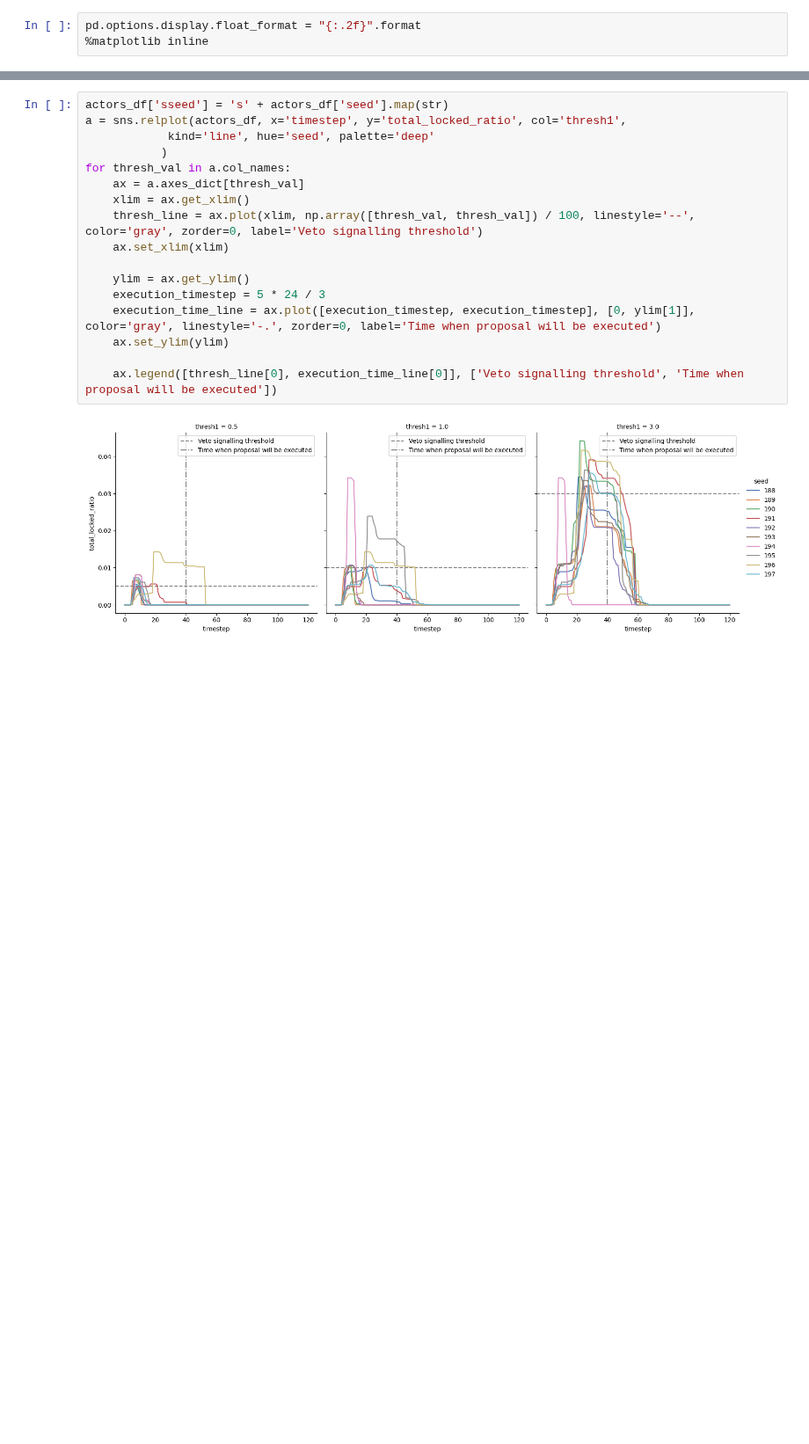
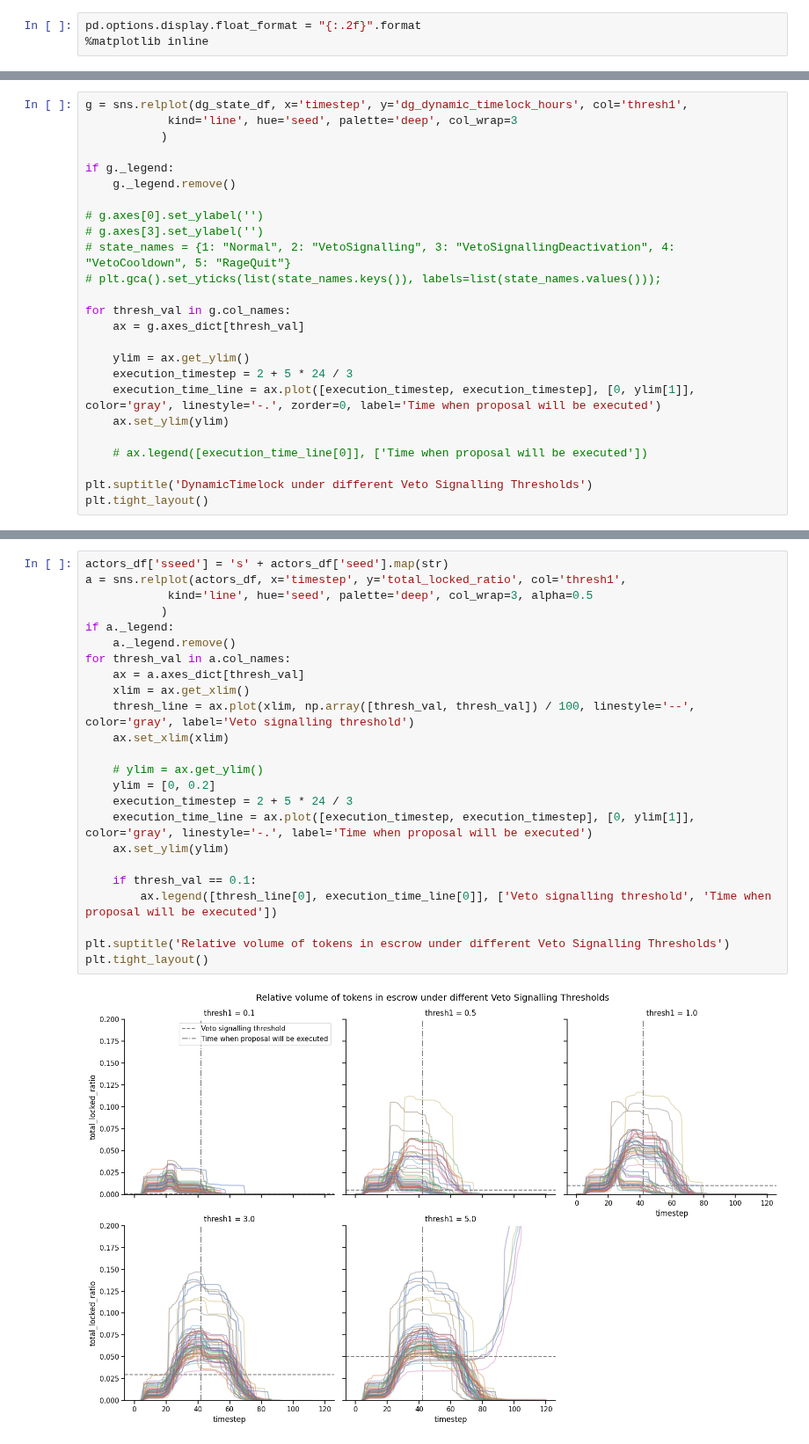
Before and after one commit to collectif-dao/dg-research, a Jupyter notebook: experiments/notebooks/05_singalling_threshold_sweeps_under_proposal_with_attack.ipynb, the cells around one changed output, grey strips where cells are left out. Shown at 88% size. Drawn from its saved outputs; the diff is of its cells as text; blank space fills up the shorter version.

```diff
--- a/experiments/notebooks/05_singalling_threshold_sweeps_under_proposal_with_attack.ipynb
+++ b/experiments/notebooks/05_singalling_threshold_sweeps_under_proposal_with_attack.ipynb
@@ -234,0 +169,25 @@ sns.relplot(actors_df, x='timestep', y='total_locked_ratio', col='thresh1',
+# %%
+g = sns.relplot(dg_state_df, x='timestep', y='dg_dynamic_timelock_hours', col='thresh1',
+            kind='line', hue='seed', palette='deep', col_wrap=3
+           )
+
+if g._legend:
+    g._legend.remove()
+
+# g.axes[0].set_ylabel('')
+# g.axes[3].set_ylabel('')
+# state_names = {1: "Normal", 2: "VetoSignalling", 3: "VetoSignallingDeactivation", 4: "VetoCooldown", 5: "RageQuit"}
+# plt.gca().set_yticks(list(state_names.keys()), labels=list(state_names.values()));
+
+for thresh_val in g.col_names:
+    ax = g.axes_dict[thresh_val]
+
+    ylim = ax.get_ylim()
+    execution_timestep = 2 + 5 * 24 / 3
+    execution_time_line = ax.plot([execution_timestep, execution_timestep], [0, ylim[1]], color='gray', linestyle='-.', zorder=0, label='Time when proposal will be executed')
+    ax.set_ylim(ylim)
+
+    # ax.legend([execution_time_line[0]], ['Time when proposal will be executed'])
+
+plt.suptitle('DynamicTimelock under different Veto Signalling Thresholds')
+plt.tight_layout()
@@ -235,19 +196,26 @@ sns.relplot(actors_df, x='timestep', y='total_locked_ratio', col='thresh1',
 # %%
 actors_df['sseed'] = 's' + actors_df['seed'].map(str)
 a = sns.relplot(actors_df, x='timestep', y='total_locked_ratio', col='thresh1',
-            kind='line', hue='seed', palette='deep'
+            kind='line', hue='seed', palette='deep', col_wrap=3, alpha=0.5
            )
+if a._legend:
+    a._legend.remove()
 for thresh_val in a.col_names:
     ax = a.axes_dict[thresh_val]
     xlim = ax.get_xlim()
-    thresh_line = ax.plot(xlim, np.array([thresh_val, thresh_val]) / 100, linestyle='--', color='gray', zorder=0, label='Veto signalling threshold')
+    thresh_line = ax.plot(xlim, np.array([thresh_val, thresh_val]) / 100, linestyle='--', color='gray', label='Veto signalling threshold')
     ax.set_xlim(xlim)
 
-    ylim = ax.get_ylim()
-    execution_timestep = 5 * 24 / 3
-    execution_time_line = ax.plot([execution_timestep, execution_timestep], [0, ylim[1]], color='gray', linestyle='-.', zorder=0, label='Time when proposal will be executed')
+    # ylim = ax.get_ylim()
+    ylim = [0, 0.2]
+    execution_timestep = 2 + 5 * 24 / 3
+    execution_time_line = ax.plot([execution_timestep, execution_timestep], [0, ylim[1]], color='gray', linestyle='-.', label='Time when proposal will be executed')
     ax.set_ylim(ylim)
 
-    ax.legend([thresh_line[0], execution_time_line[0]], ['Veto signalling threshold', 'Time when proposal will be executed'])
+    if thresh_val == 0.1:
+        ax.legend([thresh_line[0], execution_time_line[0]], ['Veto signalling threshold', 'Time when proposal will be executed'])
+
+plt.suptitle('Relative volume of tokens in escrow under different Veto Signalling Thresholds')
+plt.tight_layout()
 # %% [output]
-[figure, old version]
+[figure, new version]
```
Also changed, not shown: parts of 24 cells of this notebook, 7 other files.
